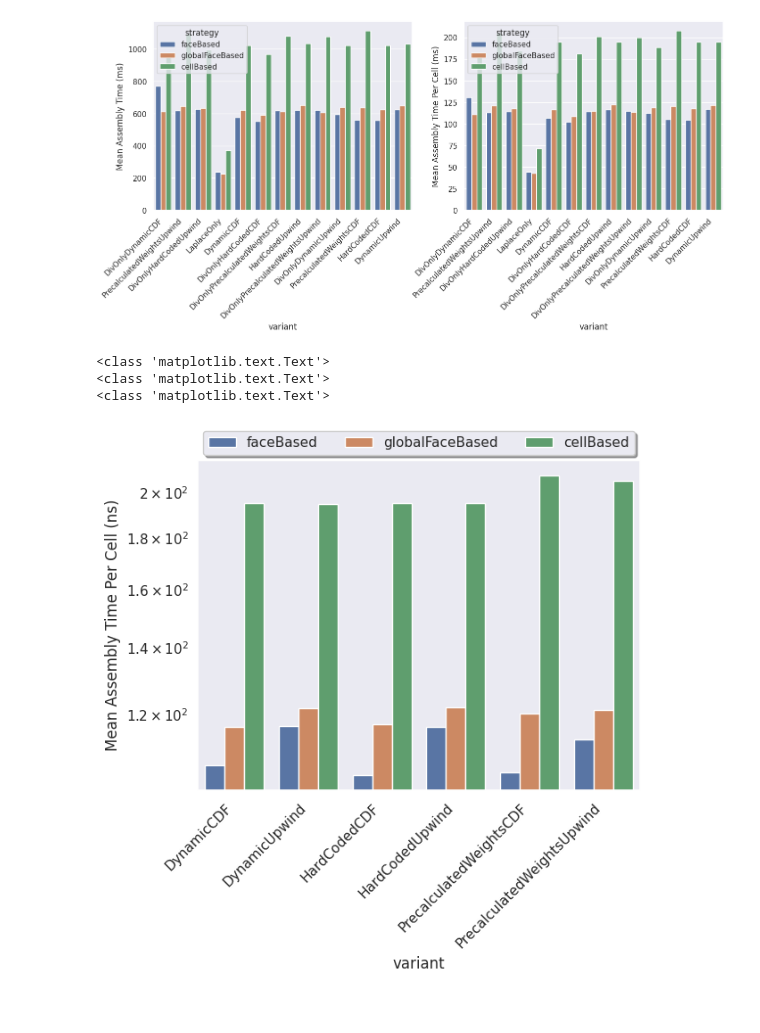
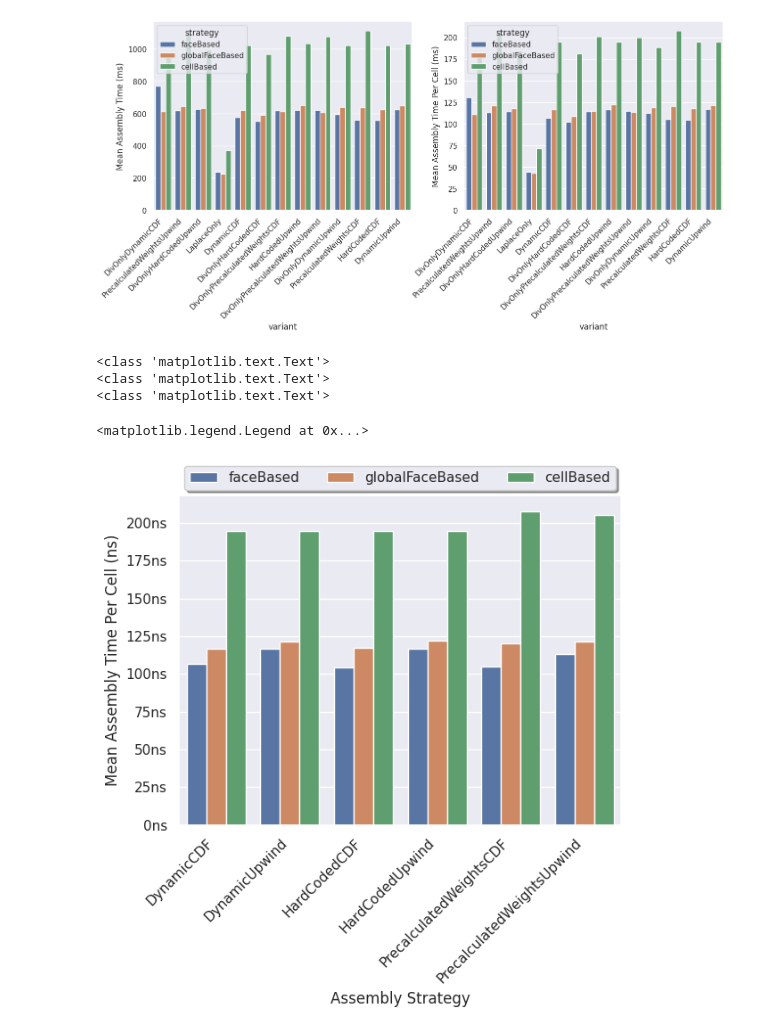
Before and after one commit to lupeterm/FVM-Prototyping, a Jupyter notebook: notebook_new.ipynb, the cells around one changed output. Cells and saved outputs as stored; diff of their text form; code cells hidden in the pictures.

```diff
--- a/notebook_new.ipynb
+++ b/notebook_new.ipynb
@@ -9,11 +9,13 @@ import seaborn.objects as so
 nCells = {"LDC-S": 1030301, "LDC-M": 8120601, "Wind": 6517376}
 cases = {"LDC-S": "Lid-Driven-Cavity S", "LDC-M": "Lid-Driven-Cavity M", "Wind": "WindsorBody"}
 
-df = pd.read_csv("results/results_new.csv", skip_blank_lines=True)
+all = pd.read_csv("results/results_new.csv", skip_blank_lines=True)
 normd = []
-for ms, case in zip(df["time_mean_ms"], df["case_short"]):
+for ms, case in zip(all["time_mean_ms"], all["case_short"]):
     normd.append(ms*1000000 / nCells[case])
-df["time_mean_ns_normed"] = normd
+all["time_mean_ns_normed"] = normd
+df = all[all["cpu"]]
+gpu_df = all[~all["cpu"]]
 filtered = df[~df["variant"].str.contains("Only")]
 sorted_variants = sorted(df["variant"].unique())
 sorted_variants_filtered = sorted(filtered["variant"].unique())
@@ -25,7 +27,7 @@ def float_to_power10(x):
         return fr"$10^{int(exp)}$"
     else:
         return fr"${round(float(mantissa), 1)}10^{int(exp)}$"
-def add_yticks_suffix(ax, suffix, toExp=True):
+def add_yticks_suffix(ax, suffix, toExp=True, doRound=True):
     ticks = ax.get_yticks()
     suffixed = [""]*len(ticks)
     for i in range(len(ticks)):
@@ -33,7 +35,11 @@ def add_yticks_suffix(ax, suffix, toExp=True):
         if toExp:
             x = float_to_power10(x)
         else:
-            x = str(int(x))
+            if doRound:
+                x = str(int(x))
+            else:
+                x = str(round(x, 2))
+
         suffixed[i] = x + suffix
 
     ax.yaxis.set_ticklabels(suffixed)
@@ -154,29 +160,32 @@ time_mean_ns_normed Mean Assembly Time Per Cell (ms)
 # %%
 sb.set_theme()
 fig, ax= plt.subplots()
 y = "time_mean_ns_normed"
 yl = "Mean Assembly Time Per Cell (ns)"
 p =  sb.barplot(filtered,ax=ax ,x="variant", y=y, hue="strategy", legend="brief", order=sorted_variants_filtered, errorbar=None)
-p.set_yscale("log")
+# p.set_yscale("log")
 p.set(
-    ylabel=yl
+    ylabel=yl,
+    xlabel="Assembly Strategy"
+
 )
+add_yticks_suffix(ax,"ns",False, True)
 
 p.set_xticklabels(p.get_xticklabels(),
                         rotation=45,
                         horizontalalignment='right'
 )
 labels = ax.get_legend_handles_labels()[1]
 ax.legend().remove()
 
 for t, new_label in zip(ax.legend().texts, labels):
     print(type(t))
     t.set_text(new_label)
 handles, labels = axes[0].get_legend_handles_labels()
 plt.legend(handles, labels, loc="upper center", bbox_to_anchor = (0.5,1.11),ncol=6, fancybox=True, shadow=True)
-plt.savefig(f"figures/test.svg")
 # %% [output]
 <class 'matplotlib.text.Text'>
 <class 'matplotlib.text.Text'>
 <class 'matplotlib.text.Text'>
+<matplotlib.legend.Legend at 0x...>
-[figure, old version]
+[figure, new version]
```
Also changed, not shown: parts of 5 cells of this notebook, 3 other files.
